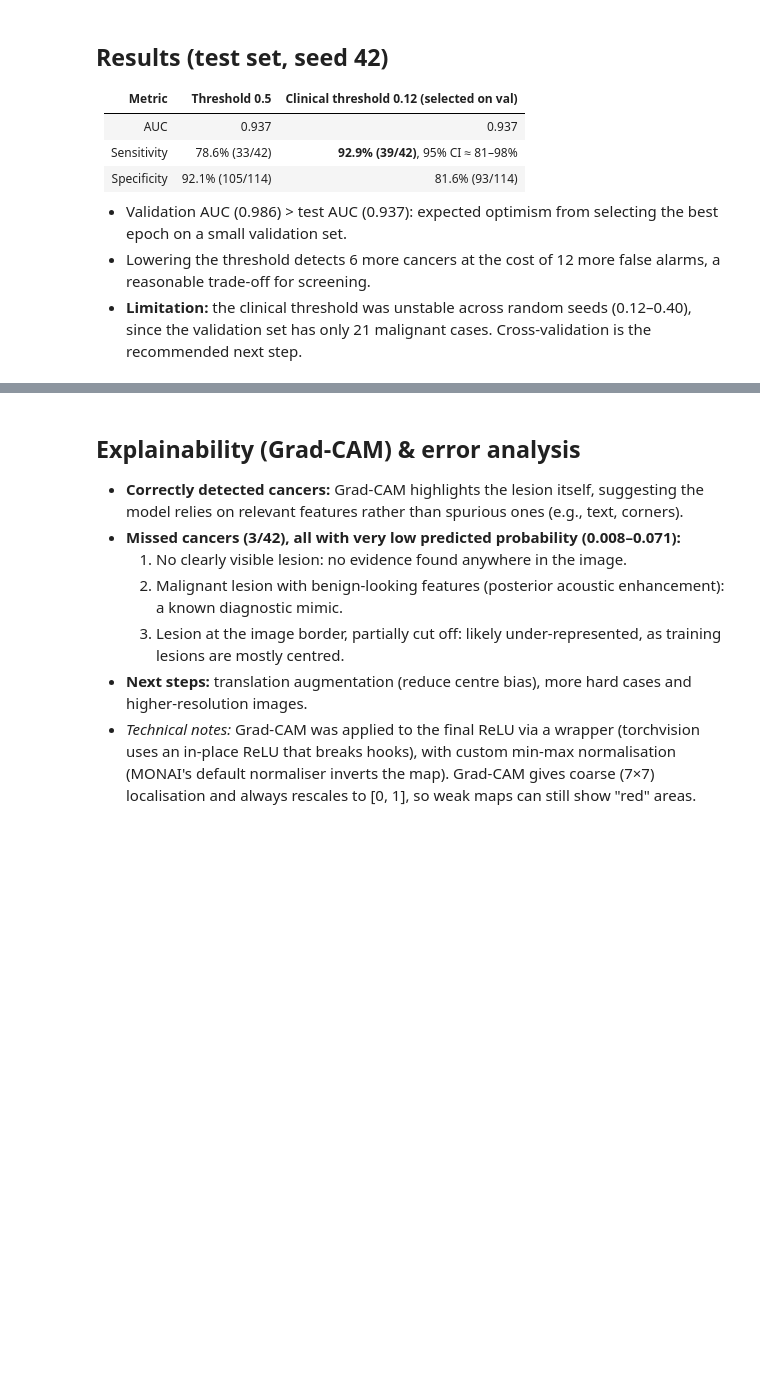
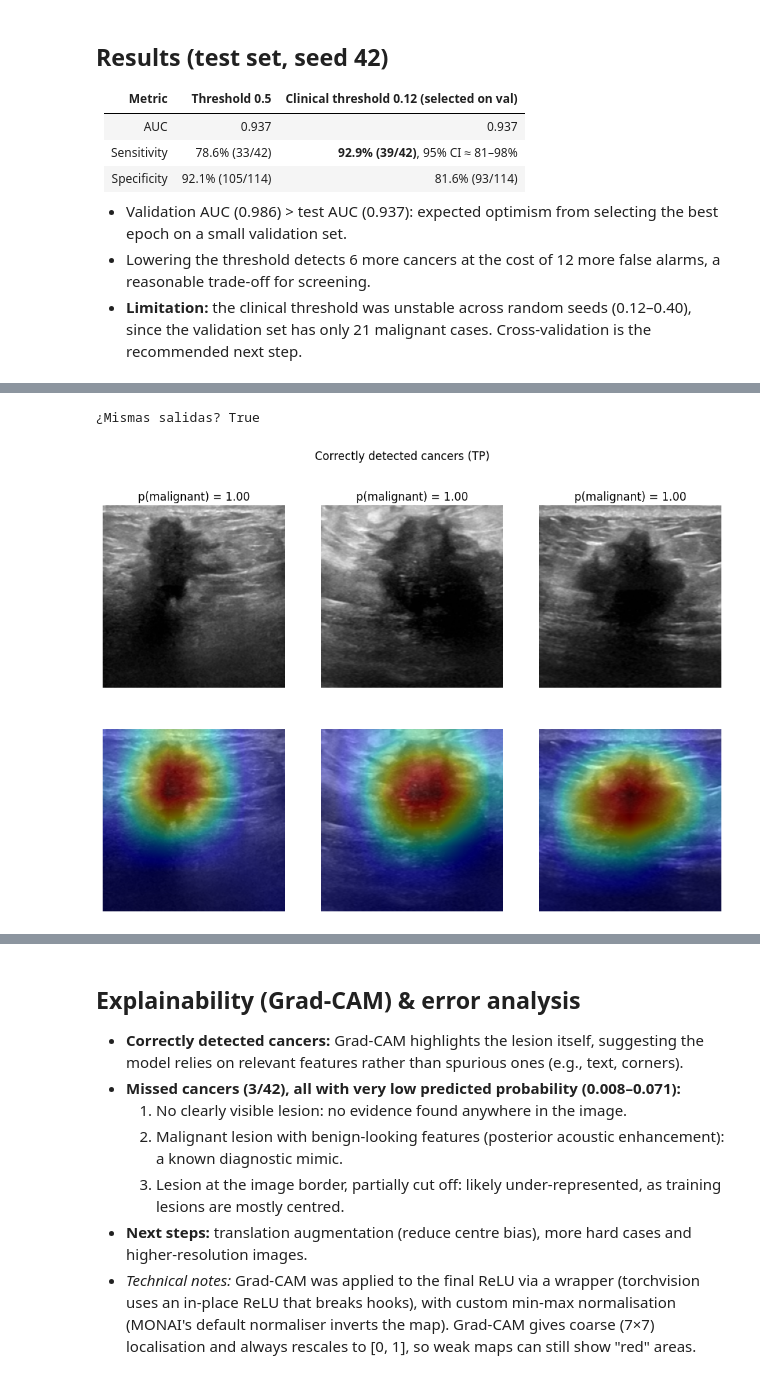
Before and after one commit to gerardagustina/breast-cancer-detection, a Jupyter notebook: notebooks/03_training.ipynb, the cells around one changed output, grey strips where cells are left out. Cells and saved outputs as stored; diff of their text form; code cells hidden in the pictures; blank space fills up the shorter version.

Commit message:
Refactor: notebook 03 imports from src

```diff
--- a/notebooks/03_training.ipynb
+++ b/notebooks/03_training.ipynb
@@ -39,0 +14,12 @@ Datos listos ✅ | device: cuda
+# %%
+from monai.utils import set_determinism
+set_determinism(seed=42)   # fija la aleatoriedad: mismos resultados en cada ejecución
+
+import torch
+from src.data import get_loaders, get_transforms
+
+splits, train_loader, val_loader, test_loader = get_loaders()
+_, val_tf = get_transforms()    # receta sin augmentation (la usa Grad-CAM)
+
+device = "cuda" if torch.cuda.is_available() else "cpu"
+print("Datos listos ✅ | device:", device)
@@ -287,3 +213,37 @@ show_cam(top_tp, "Cánceres BIEN detectados (TP): ¿mira la lesión?")
+# %%
+from monai.visualize import GradCAM
+from src.model import CamWrapper, minmax
+
+wrapper = CamWrapper(model).eval()
+cam = GradCAM(nn_module=wrapper, target_layers="relu", postprocessing=minmax)
+
+# Comprobación: el adaptador debe dar EXACTAMENTE lo mismo que nuestro modelo
+with torch.no_grad():
+    xb, _ = next(iter(test_loader))
+    xb = xb.to(device)
+    print("¿Mismas salidas?", torch.allclose(model(xb), wrapper(xb).squeeze(1), atol=1e-5))
+
+def show_cam(indices, titulo, fname=None):
+    fig, ax = plt.subplots(2, len(indices), figsize=(4 * len(indices), 8), squeeze=False)
+    for j, i in enumerate(indices):
+        img = val_tf(splits["test"].imgs[i]).unsqueeze(0).to(device)    # (1, 1, 224, 224)
+        heat = cam(x=img, class_idx=0)[0, 0].detach().cpu()
+        ax[0, j].imshow(img[0, 0].cpu(), cmap="gray")
+        ax[0, j].set_title(f"p(malignant) = {probs[i]:.2f}")
+        ax[1, j].imshow(img[0, 0].cpu(), cmap="gray")
+        ax[1, j].imshow(heat, cmap="jet", alpha=0.4)
+        ax[0, j].axis("off"); ax[1, j].axis("off")
+    fig.suptitle(titulo)
+    if fname:
+        fig.savefig(fname, dpi=150, bbox_inches="tight")
+    plt.show()
+
+tp_idx = np.where((ys == 1) & (probs >= umbral_clin))[0]
+top_tp = tp_idx[np.argsort(probs[tp_idx])[-3:]]          # los 3 cánceres con mayor probabilidad
+show_cam(top_tp, "Correctly detected cancers (TP)", "gradcam_tp.png")
+# %% [output]
+¿Mismas salidas? True
+[figure, added]
 # %%
 fn_idx = np.where((ys == 1) & (probs < umbral_clin))[0]
 print("Cánceres no detectados:", len(fn_idx), "| sus probabilidades:", probs[fn_idx].round(3))
```
Also changed, not shown: parts of 7 cells of this notebook.
